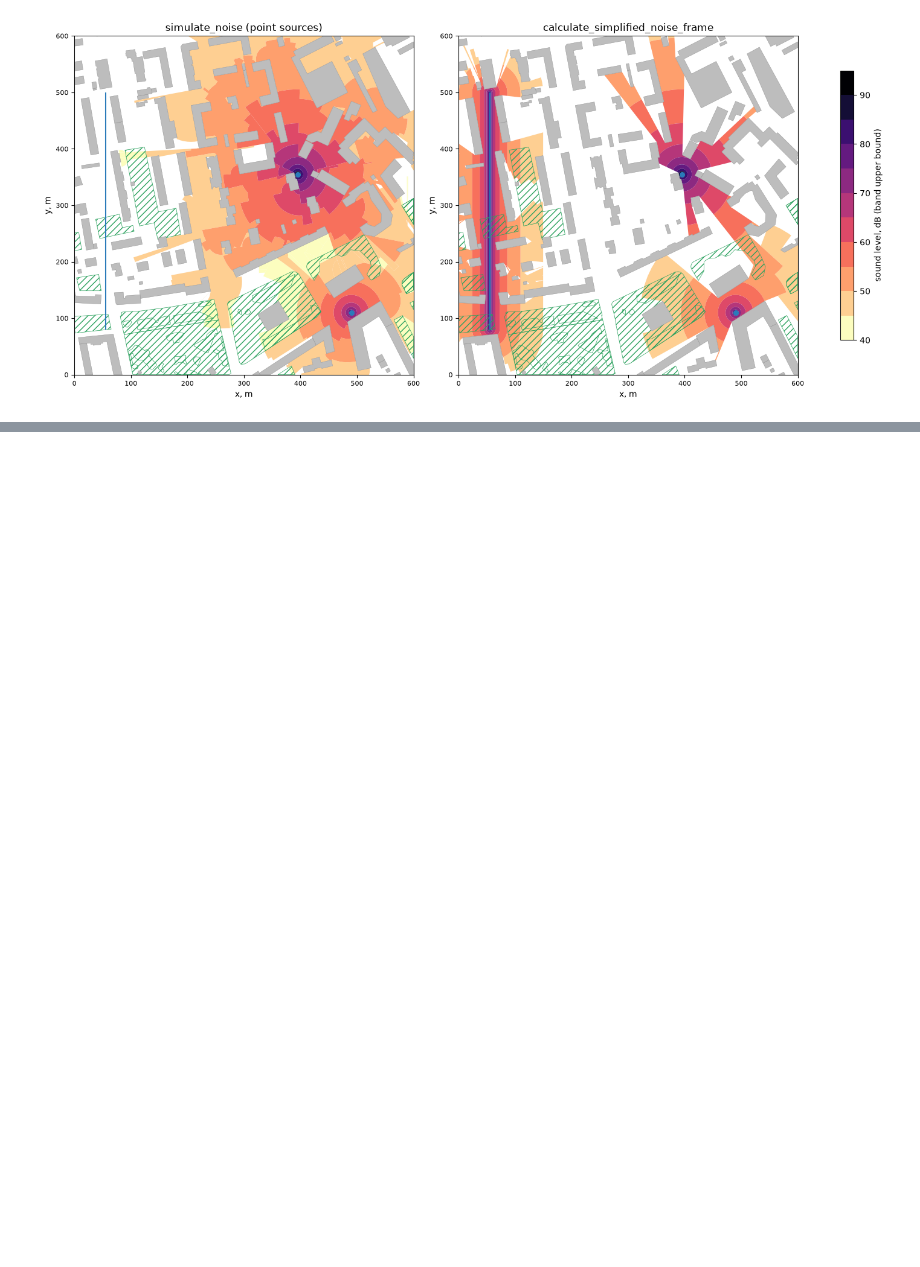
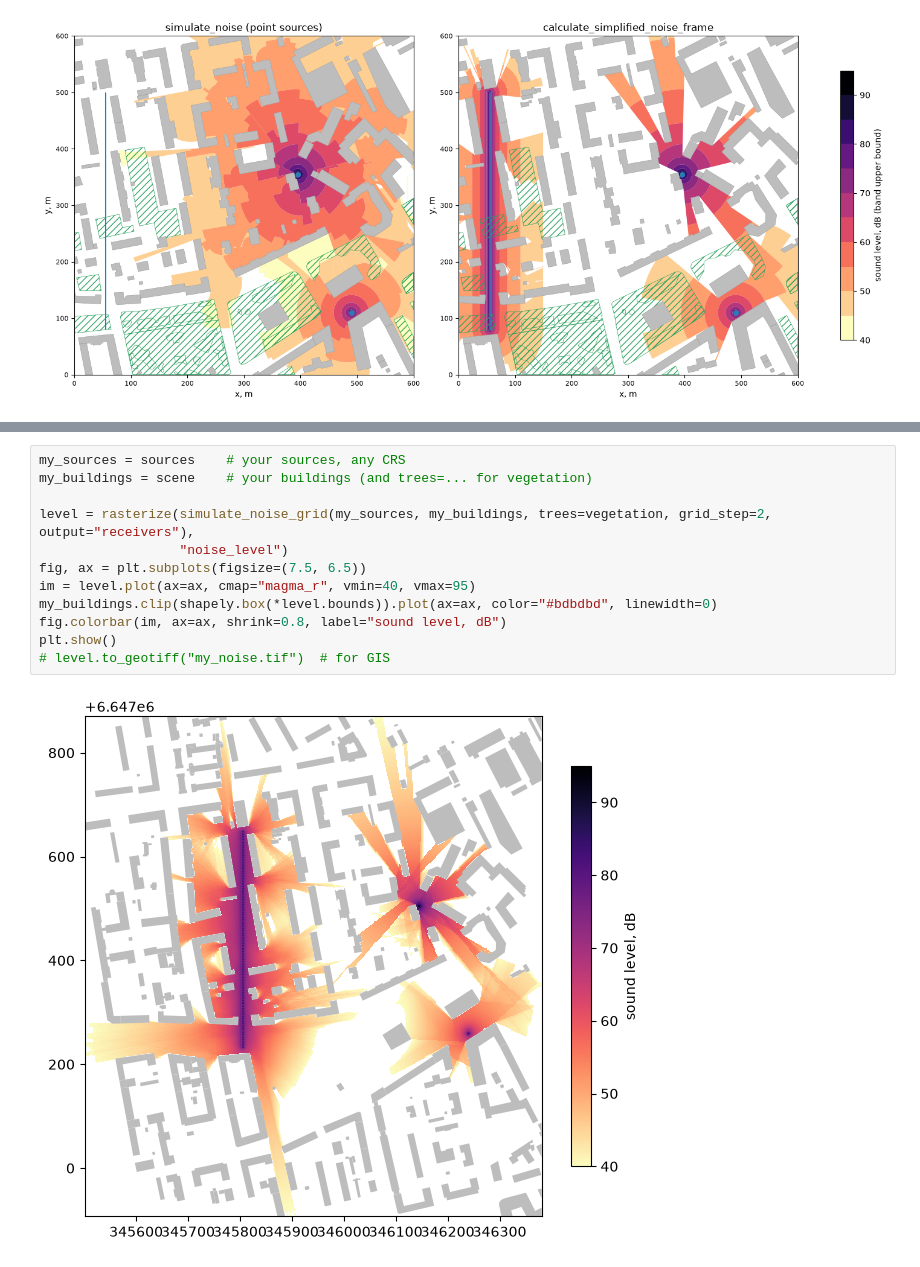
Before and after one commit to IDUclub/ObjectNat, a Jupyter notebook: docs/methods/examples/noise.ipynb, the cells around one changed output, grey strips where cells are left out. Cells and saved outputs as stored; diff of their text form; blank space fills up the shorter version.

```diff
--- a/docs/methods/examples/noise.ipynb
+++ b/docs/methods/examples/noise.ipynb
@@ -209,0 +224,14 @@ summation. None of them models ground effect or diffraction. See the [noise page
+# %%
+my_sources = sources    # your sources, any CRS
+my_buildings = scene    # your buildings (and trees=... for vegetation)
+
+level = rasterize(simulate_noise_grid(my_sources, my_buildings, trees=vegetation, grid_step=2, output="receivers"),
+                  "noise_level")
+fig, ax = plt.subplots(figsize=(7.5, 6.5))
+im = level.plot(ax=ax, cmap="magma_r", vmin=40, vmax=95)
+my_buildings.clip(shapely.box(*level.bounds)).plot(ax=ax, color="#bdbdbd", linewidth=0)
+fig.colorbar(im, ax=ax, shrink=0.8, label="sound level, dB")
+plt.show()
+# level.to_geotiff("my_noise.tif")  # for GIS
+# %% [output]
+[figure, added]
```
Also changed, not shown: parts of 11 cells of this notebook, 7 other files.
